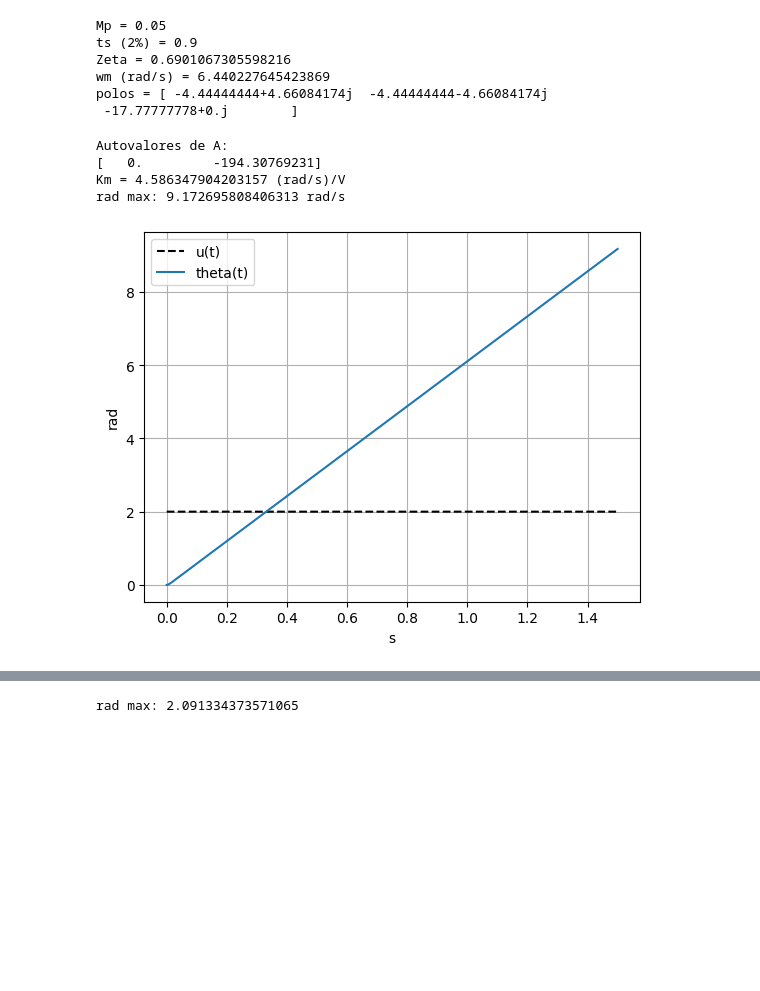
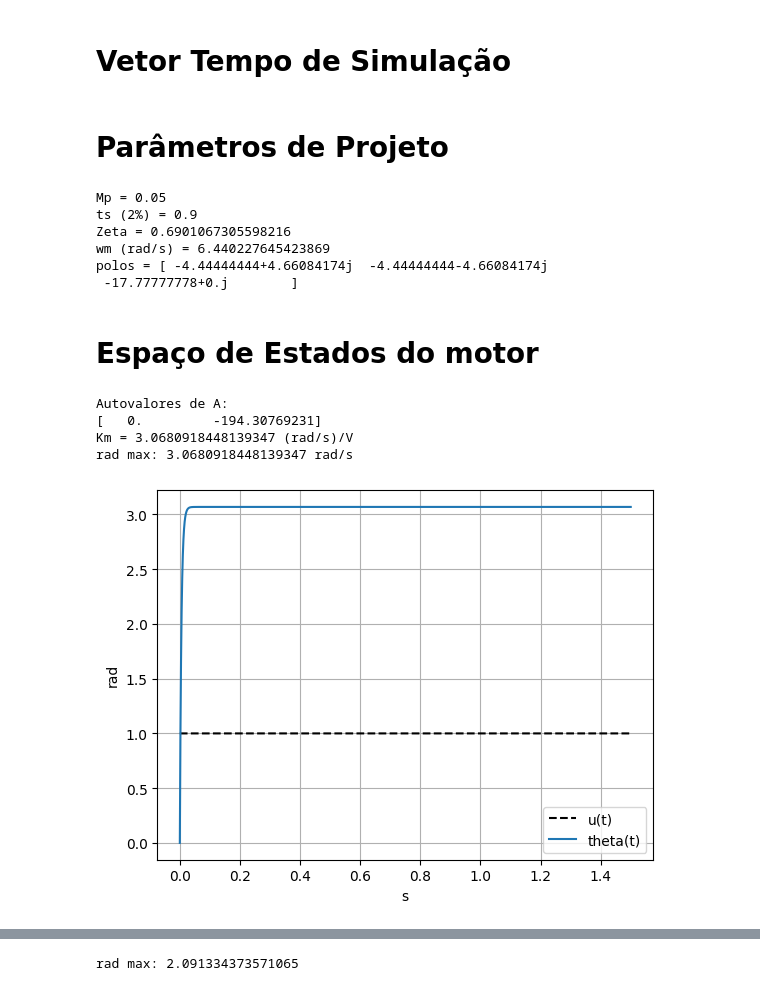
Before and after one commit to andrevale99/FMPSE_EGM0017, a Jupyter notebook: ControleSS/main.ipynb, the cells around one changed output, grey strips where cells are left out. Saved outputs shown, nothing was run; the diff lists cells and outputs as text; code cells hidden in the pictures; blank space fills up the shorter version.

```diff
--- a/ControleSS/main.ipynb
+++ b/ControleSS/main.ipynb
@@ -19,6 +21,8 @@ def plotTheta(timeVect,u,y):
     plt.grid()
     plt.legend()
     plt.show()
+# %% [markdown]
+# Vetor Tempo de Simulação
 # %%
 timeMax = 1.5
 Samples = 1000*timeMax
@@ -31,7 +35,9 @@ timeVect = np.linspace(0, timeMax, int(Samples))
 
 # Valor de entrada (tensao)
 u = np.zeros_like(timeVect)
-u[timeVect >= 0] = 2
+u[timeVect >= 0] = 1
+# %% [markdown]
+# Parâmetros de Projeto
 # %%
 Mp = 5 / 100
 ts2 = 0.9
@@ -56,6 +62,8 @@ Zeta = 0.6901067305598216
 wm (rad/s) = 6.440227645423869
 polos = [ -4.44444444+4.66084174j  -4.44444444-4.66084174j
  -17.77777778+0.j        ]
+# %% [markdown]
+# Espaço de Estados do motor
 # %%
 # ================================
 # Modelagem por Espaco de Estados
@@ -73,35 +81,35 @@ Kte = Kt
 # wm -> Velocidade (rad/s) do rotor
 # theta -> Posicao (rad) do rotor
 A = np.array([
     [-(Kte**2)/(J*Ra) - B/J, 0],
     [1, 0]
 ])
 
 B = np.array([[Kte/(J*Ra)],[0]])
 
 # [wm theta]
-C = np.array([[0,1]])
+C = np.array([[1,0]])
 
 D = 0
 
 print(f'Autovalores de A:\n{np.linalg.eigvals(A)}')
 
 # ==========================
 # Resposta Malha aberta
 # ==========================
 
 sys = signal.StateSpace(A, B, C, D)
-t,y,_ = signal.lsim(sys, U=u, T=timeVect)
+t,y,x = signal.lsim(sys, U=u, T=timeVect)
 
 Km = y[-1]/u[-1]
 print(f'Km = {Km} (rad/s)/V')
 
 print(f'rad max: {np.max(y)} rad/s')
 
 plotTheta(timeVect,u,y)
 # %% [output]
 Autovalores de A:
 [   0.         -194.30769231]
-Km = 4.586347904203157 (rad/s)/V
-rad max: 9.172695808406313 rad/s
+Km = 3.0680918448139347 (rad/s)/V
+rad max: 3.0680918448139347 rad/s
-[figure, old version]
+[figure, new version]
```
Also changed, not shown: parts of 3 cells of this notebook, 1 other file.
